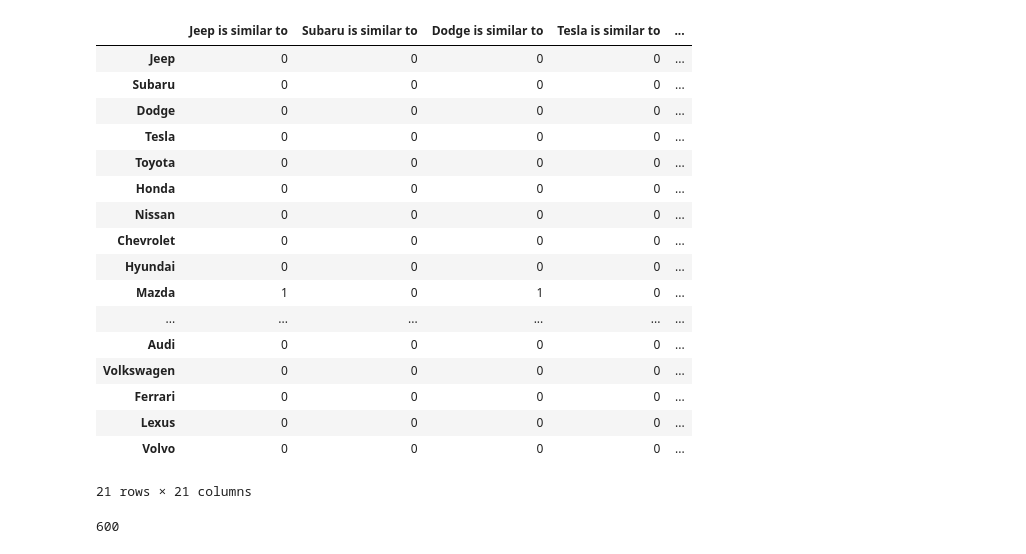
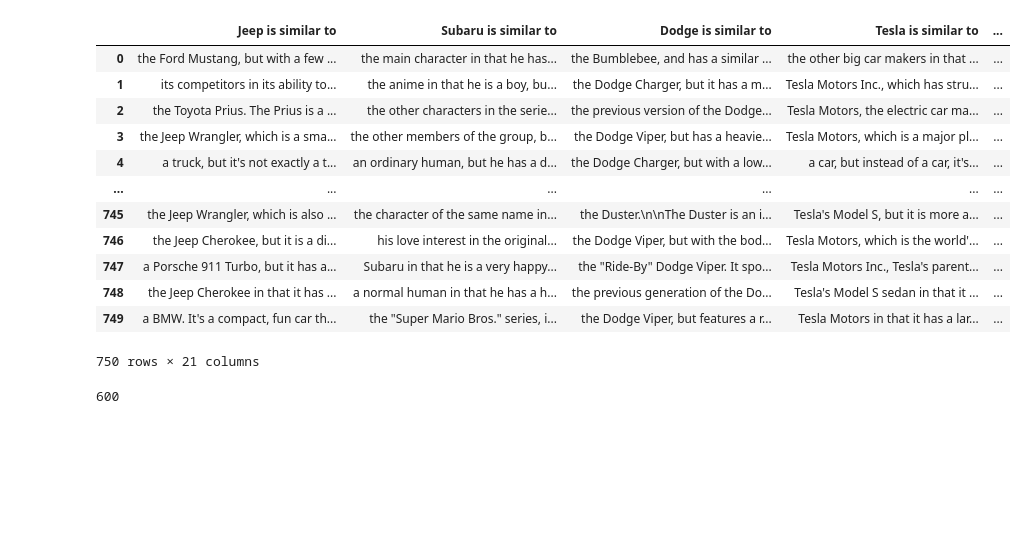
Before and after one commit to albtang/Katona-AI-Research, a Jupyter notebook: src/car_data/Merger.ipynb, the cells around one changed output. Drawn from its saved outputs; the diff is of its cells as text; code cells hidden in the pictures; blank space fills up the shorter version.

```diff
--- a/src/car_data/Merger.ipynb
+++ b/src/car_data/Merger.ipynb
@@ -52,23 +68,19 @@ df2
-# %%
-joined=df1-df2
-joined
-# %% [output]
-|  | Jeep is similar to | Subaru is similar to | Dodge is similar to | Tesla is similar to | ... |
-| Jeep | 0 | 0 | 0 | 0 | ... |
-| Subaru | 0 | 0 | 0 | 0 | ... |
-| Dodge | 0 | 0 | 0 | 0 | ... |
-| Tesla | 0 | 0 | 0 | 0 | ... |
-| Toyota | 0 | 0 | 0 | 0 | ... |
-| Honda | 0 | 0 | 0 | 0 | ... |
-| Nissan | 0 | 0 | 0 | 0 | ... |
-| Chevrolet | 0 | 0 | 0 | 0 | ... |
-| Hyundai | 0 | 0 | 0 | 0 | ... |
-| Mazda | 1 | 0 | 1 | 0 | ... |
-| ... | ... | ... | ... | ... | ... |
-| Audi | 0 | 0 | 0 | 0 | ... |
-| Volkswagen | 0 | 0 | 0 | 0 | ... |
-| Ferrari | 0 | 0 | 0 | 0 | ... |
-| Lexus | 0 | 0 | 0 | 0 | ... |
-| Volvo | 0 | 0 | 0 | 0 | ... |
-21 rows × 21 columns
+# %%
+# joined=df1-df2
+joined = pd.concat([df1,df2,df3,df4,df5,df6,df7,df8,df9,df10,df11,df12,df13,df14,df15], ignore_index=True)
+joined
+# %% [output]
+|  | Jeep is similar to | Subaru is similar to | Dodge is similar to | Tesla is similar to | ... |
+| 0 | the Ford Mustang, but with a few ... | the main character in that he has... | the Bumblebee, and has a similar ... | the other big car makers in that ... | ... |
+| 1 | its competitors in its ability to... | the anime in that he is a boy, bu... | the Dodge Charger, but it has a m... | Tesla Motors Inc., which has stru... | ... |
+| 2 | the Toyota Prius. The Prius is a ... | the other characters in the serie... | the previous version of the Dodge... | Tesla Motors, the electric car ma... | ... |
+| 3 | the Jeep Wrangler, which is a sma... | the other members of the group, b... | the Dodge Viper, but has a heavie... | Tesla Motors, which is a major pl... | ... |
+| 4 | a truck, but it's not exactly a t... | an ordinary human, but he has a d... | the Dodge Charger, but with a low... | a car, but instead of a car, it's... | ... |
+| ... | ... | ... | ... | ... | ... |
+| 745 | the Jeep Wrangler, which is also ... | the character of the same name in... | the Duster.\n\nThe Duster is an i... | Tesla's Model S, but it is more a... | ... |
+| 746 | the Jeep Cherokee, but it is a di... | his love interest in the original... | the Dodge Viper, but with the bod... | Tesla Motors, which is the world'... | ... |
+| 747 | a Porsche 911 Turbo, but it has a... | Subaru in that he is a very happy... | the "Ride-By" Dodge Viper. It spo... | Tesla Motors Inc., Tesla's parent... | ... |
+| 748 | the Jeep Cherokee in that it has ... | a normal human in that he has a h... | the previous generation of the Do... | Tesla's Model S sedan in that it ... | ... |
+| 749 | a BMW. It's a compact, fun car th... | the "Super Mario Bros." series, i... | the Dodge Viper, but features a r... | Tesla Motors in that it has a lar... | ... |
+750 rows × 21 columns
 # %%
```
Also changed, not shown: parts of 3 cells of this notebook, 2 other files.
